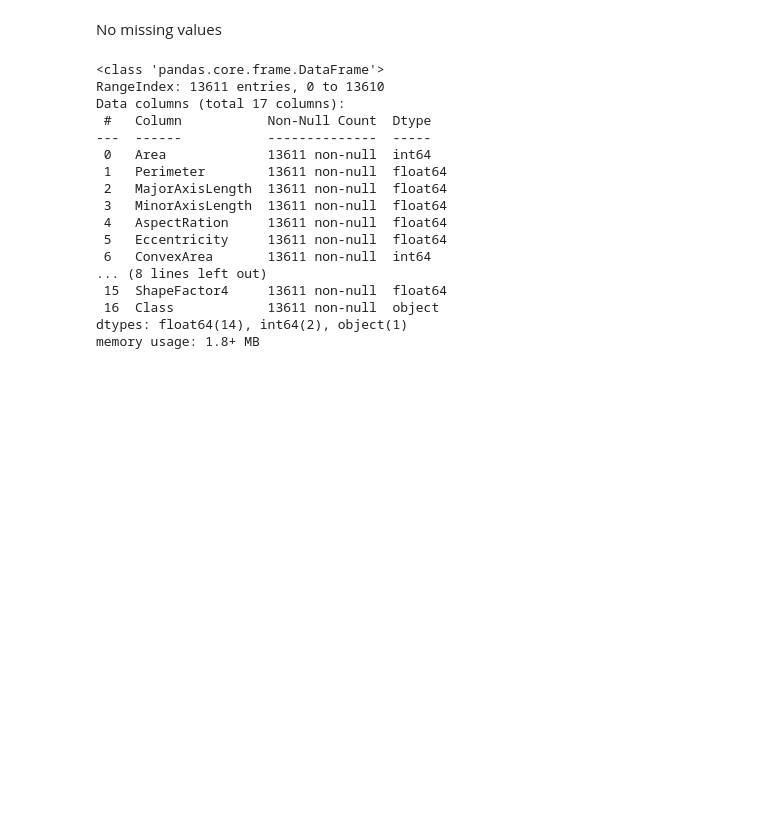
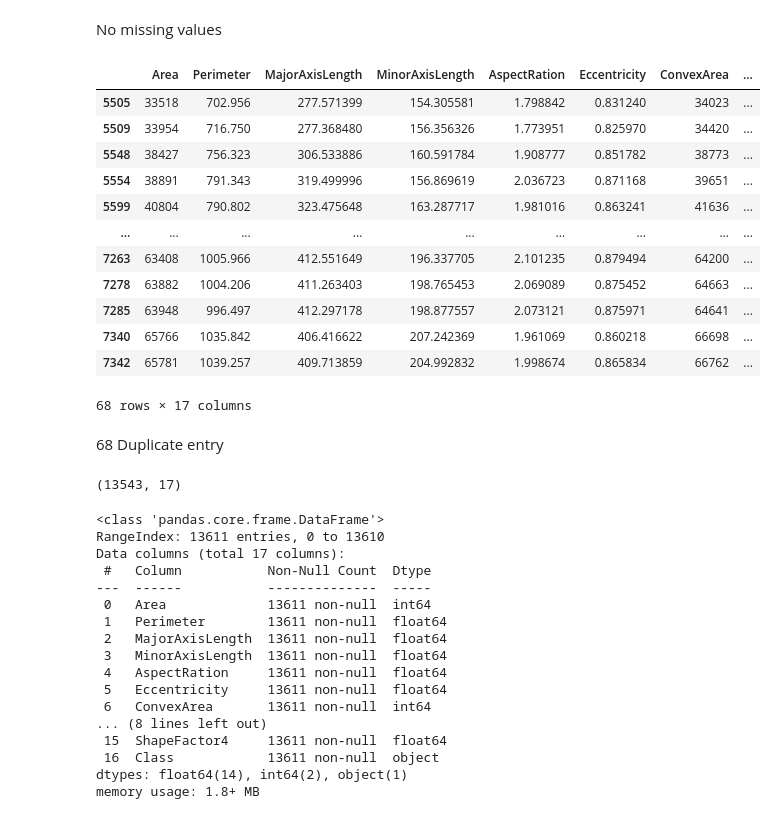
Before and after one commit to abinashrasonowal/Dry-Bean-Classifier, a Jupyter notebook: dry bean classifier.ipynb, the cells around one changed output. Cells and saved outputs as stored; diff of their text form; code cells hidden in the pictures; blank space fills up the shorter version.

```diff
--- a/dry bean classifier.ipynb
+++ b/dry bean classifier.ipynb
@@ -64,3 +100,21 @@ Class              0
 dtype: int64
 # %% [markdown]
 No missing values
+# %%
+df[df.duplicated()]
+# %% [output]
+|  | Area | Perimeter | MajorAxisLength | MinorAxisLength | AspectRation | Eccentricity | ConvexArea | ... |
+| 5505 | 33518 | 702.956 | 277.571399 | 154.305581 | 1.798842 | 0.831240 | 34023 | ... |
+| 5509 | 33954 | 716.750 | 277.368480 | 156.356326 | 1.773951 | 0.825970 | 34420 | ... |
+| 5548 | 38427 | 756.323 | 306.533886 | 160.591784 | 1.908777 | 0.851782 | 38773 | ... |
+| 5554 | 38891 | 791.343 | 319.499996 | 156.869619 | 2.036723 | 0.871168 | 39651 | ... |
+| 5599 | 40804 | 790.802 | 323.475648 | 163.287717 | 1.981016 | 0.863241 | 41636 | ... |
+| ... | ... | ... | ... | ... | ... | ... | ... | ... |
+| 7263 | 63408 | 1005.966 | 412.551649 | 196.337705 | 2.101235 | 0.879494 | 64200 | ... |
+| 7278 | 63882 | 1004.206 | 411.263403 | 198.765453 | 2.069089 | 0.875452 | 64663 | ... |
+| 7285 | 63948 | 996.497 | 412.297178 | 198.877557 | 2.073121 | 0.875971 | 64641 | ... |
+| 7340 | 65766 | 1035.842 | 406.416622 | 207.242369 | 1.961069 | 0.860218 | 66698 | ... |
+| 7342 | 65781 | 1039.257 | 409.713859 | 204.992832 | 1.998674 | 0.865834 | 66762 | ... |
+68 rows × 17 columns
+# %% [markdown]
+68 Duplicate entry
@@ -67,3 +123,7 @@ No missing values
+# %%
+df.shape
+# %% [output]
+(13543, 17)
 # %%
 df.info()
 # %% [output]
```
Also changed, not shown: parts of 12 cells of this notebook, 1 other file.
